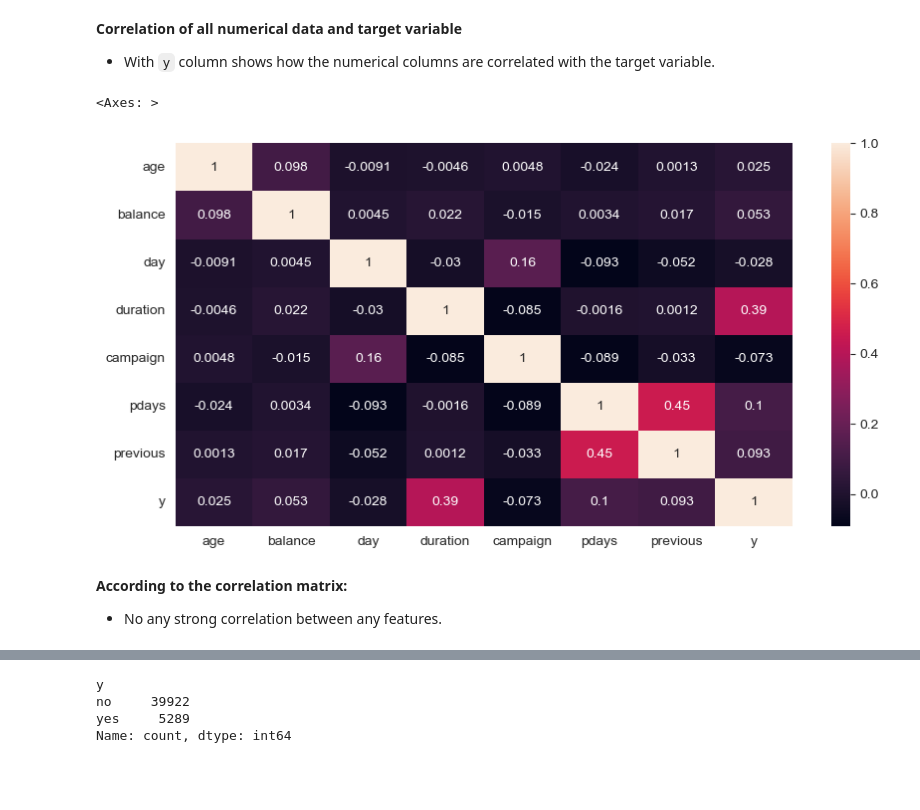
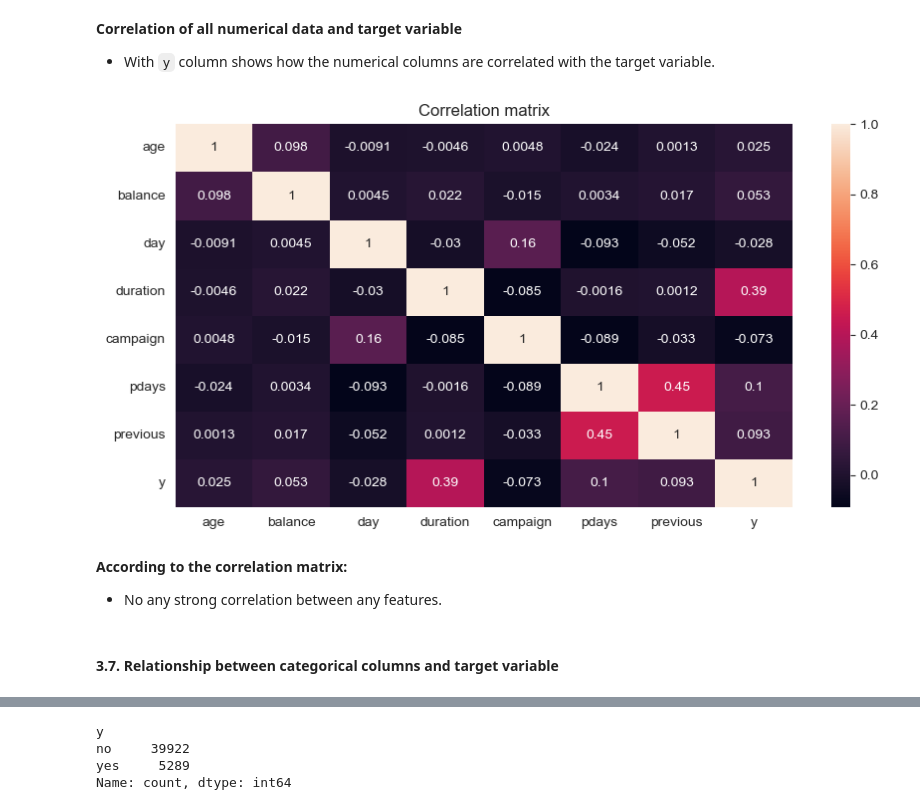
Before and after one commit to Stephan-Dabare/2330950_ML_CW, a Jupyter notebook: 2330950_ML_CW.ipynb, the cells around one changed output, grey strips where cells are left out. Cells and saved outputs as stored; diff of their text form; code cells hidden in the pictures; blank space fills up the shorter version.

```diff
--- a/2330950_ML_CW.ipynb
+++ b/2330950_ML_CW.ipynb
@@ -287,20 +299,22 @@ plt.show()
 * With `y` column shows how the numerical columns are correlated with the target variable.
 # %%
 # Get the correlations of numerical columns
-from sklearn.preprocessing import LabelEncoder
-
 data_frame_corr = data_frame.copy()
 
+# Encode the target variable using LabelEncoder
 leEn = LabelEncoder()
 data_frame_corr['y'] = leEn.fit_transform(data_frame_corr['y'])
 
 num_data_frame = data_frame_corr.select_dtypes(include='int64')
 correlation = num_data_frame.corr()
 fig = plt.figure(figsize=(10, 5))
 sns.heatmap(correlation, annot=True)
+plt.title('Correlation matrix')
+plt.show()
 # %% [output]
-<Axes: >
-[figure, old version]
+[figure, new version]
 # %% [markdown]
 **According to the correlation matrix:**
 * No any strong correlation between any features.
+# %% [markdown]
+#### 3.7. Relationship between categorical columns and target variable
```
Also changed, not shown: parts of 56 cells of this notebook.
